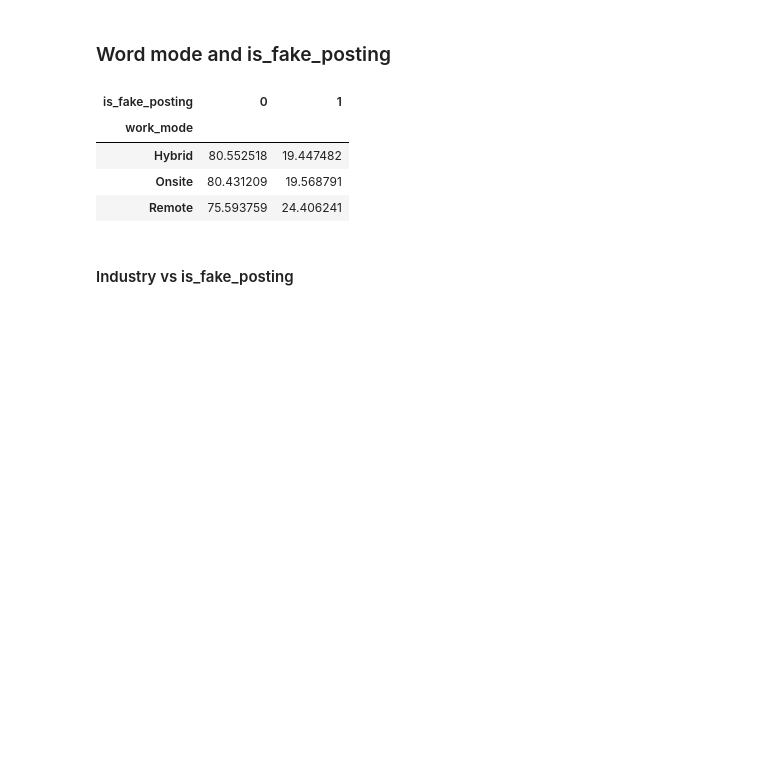
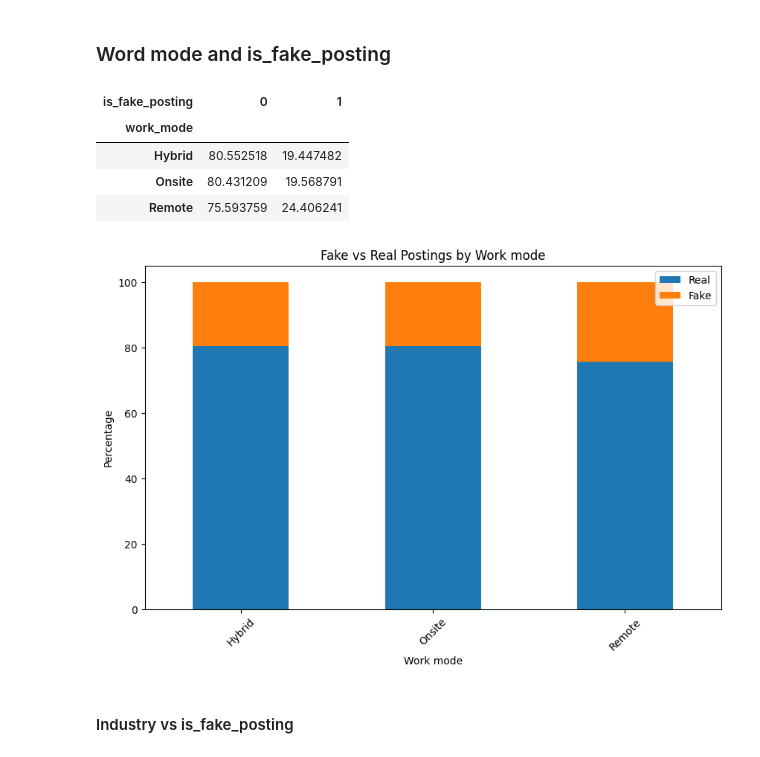
Before and after one commit to therai0/data_analysis_intership_scam, a Jupyter notebook: notebook/eda_fake_internship.ipynb, the cells around one changed output. Saved outputs shown, nothing was run; the diff lists cells and outputs as text; code cells hidden in the pictures; blank space fills up the shorter version.

```diff
--- a/notebook/eda_fake_internship.ipynb
+++ b/notebook/eda_fake_internship.ipynb
@@ -952,17 +984,33 @@ pd.crosstab(
 # %% [markdown]
 ### Word mode and is_fake_posting
 # %%
-pd.crosstab(
+wrk_md_ct = pd.crosstab(
     df["work_mode"],
     df["is_fake_posting"],
     normalize="index"
 )*100
+
+wrk_md_ct
 # %% [output]
 | is_fake_posting | 0 | 1 |
 | work_mode |  |  |
 | Hybrid | 80.552518 | 19.447482 |
 | Onsite | 80.431209 | 19.568791 |
 | Remote | 75.593759 | 24.406241 |
+# %%
+wrk_md_ct.plot(
+    kind="bar",
+    stacked=True,
+    figsize=(10, 6)
+)
+plt.ylabel("Percentage")
+plt.xlabel("Work mode")
+plt.title("Fake vs Real Postings by Work mode")
+plt.legend(["Real", "Fake"])
+plt.xticks(rotation=45)
+plt.show()
+# %% [output]
+[figure, added]
 # %% [markdown]
 #### Industry vs is_fake_posting
 # %%
```
Also changed, not shown: parts of 8 cells of this notebook, 4 other files.
